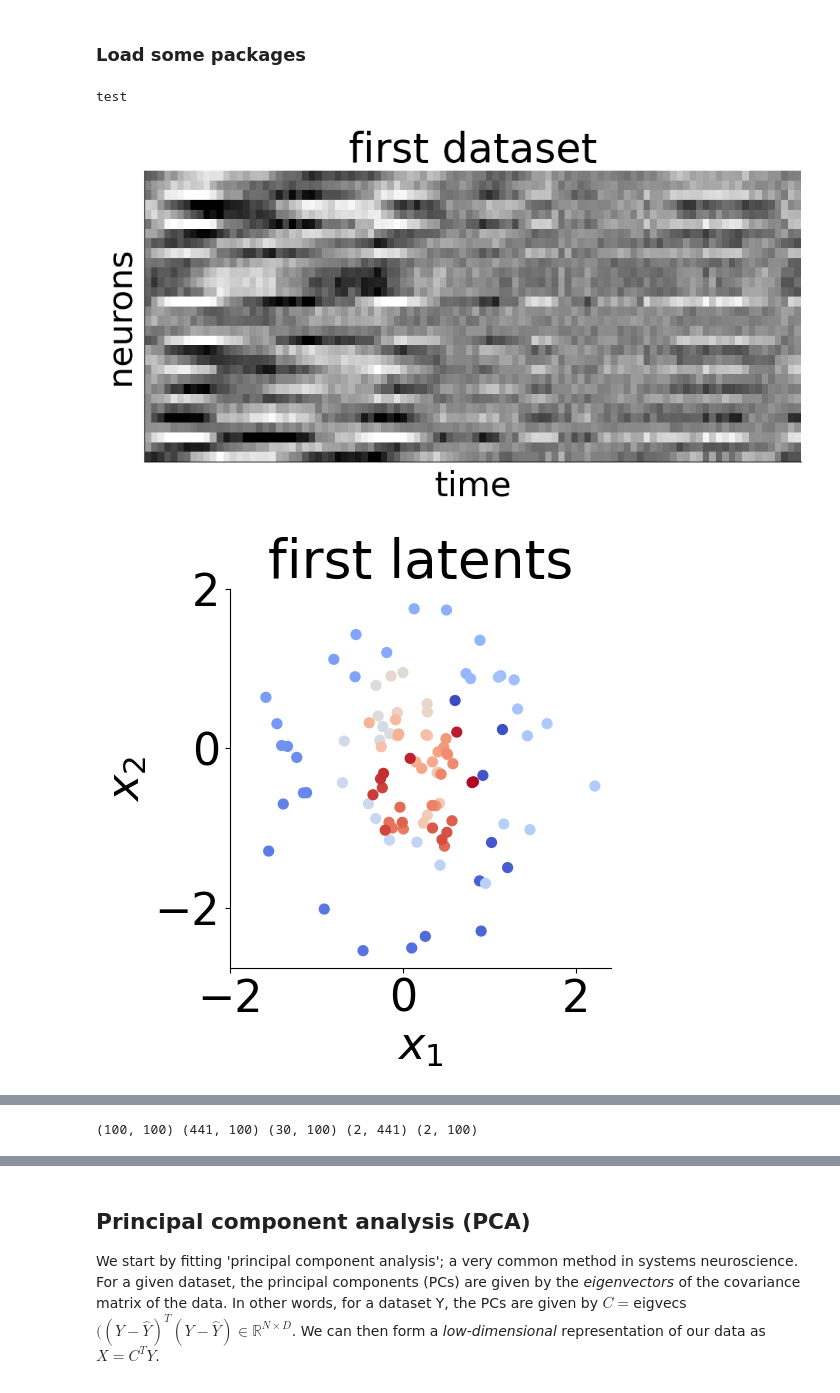
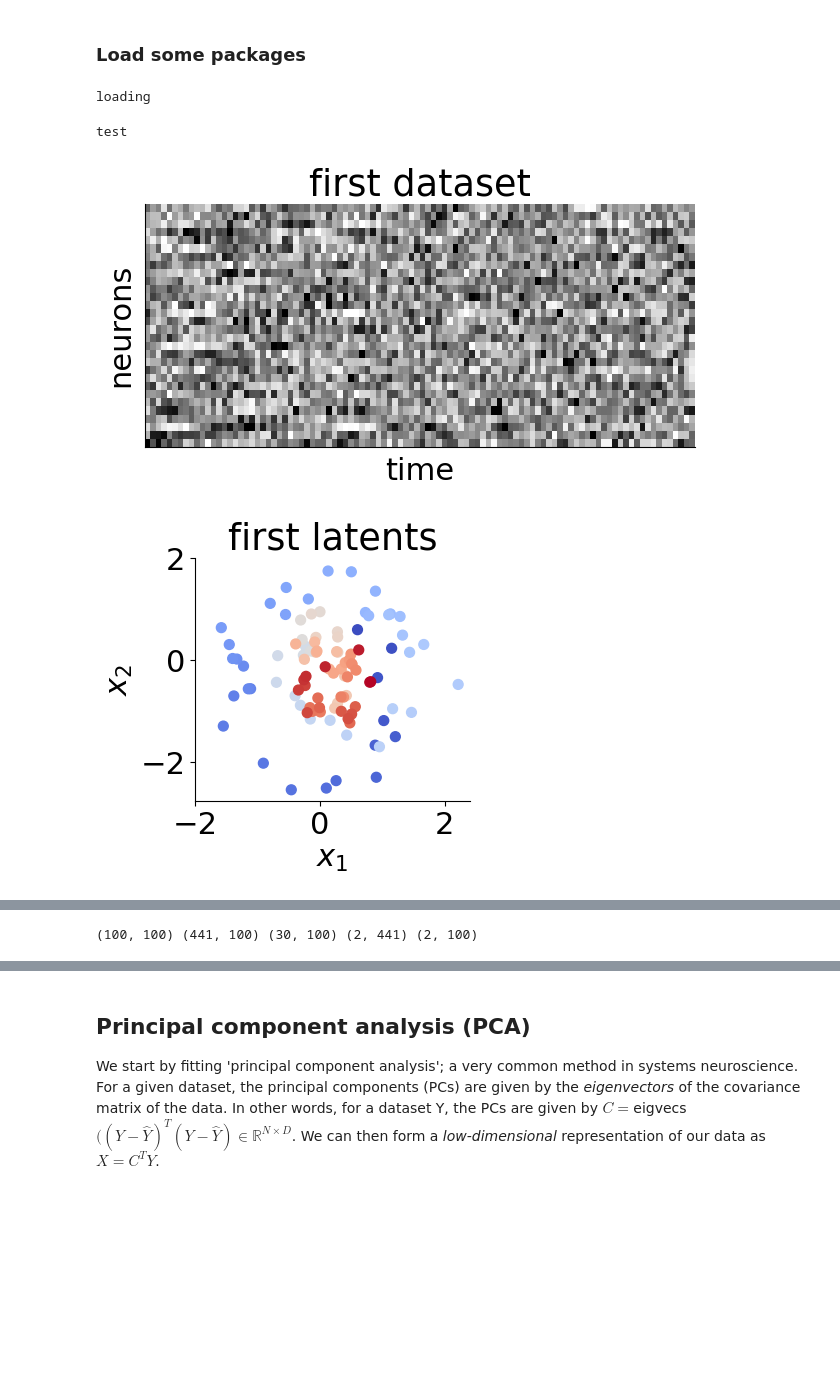
Before and after one commit to davindicode/cosyne-2023-generative-models, a Jupyter notebook: lvms.ipynb, the cells around one changed output, grey strips where cells are left out. Drawn from its saved outputs; the diff is of its cells as text; code cells hidden in the pictures; blank space fills up the shorter version.

```diff
--- a/lvms.ipynb
+++ b/lvms.ipynb
@@ -4,11 +4,17 @@
 import numpy as np
 import matplotlib.pyplot as plt
 from scipy.stats import pearsonr
+import mgplvm as mgp
+import torch
+import time
+
 plt.rcParams['axes.spines.right'] = False
 plt.rcParams['axes.spines.top'] = False
 cm = 1/2.54
-plt.rcParams['font.size'] = 32
+plt.rcParams['font.size'] = 22
 np.random.seed(1)
+# %% [output]
+loading
 # %%
 ### utils ###
 
@@ -101,46 +153,45 @@ test
 # %%
 ### Generate two datasets
 
+sig_obs = 1.5
 np.random.seed(1)
 Nt = 21
-Xt = np.array([np.tile(np.linspace(-2.5, 2.5, Nt), Nt), np.repeat(np.linspace(-2.5, 2.5, Nt), Nt)])
+Xt = np.array([np.tile(np.linspace(-2.0, 2.0, Nt), Nt), np.repeat(np.linspace(-2.0, 2.0, Nt), Nt)])
 
 T = 100
 ### Kalman filter
 A1 = np.array([[0.9, 0.2], [-0.2, 0.9]])
 X1 = np.zeros((D, T))
 X1[:, 0] = np.array([0.6,0.6])
 for t in range(1, T): X1[:, t] = A1@X1[:, t-1] + np.random.normal(0, 0.3, 2)
 C1 = np.random.normal(0, 1, (N, D))
-Y1 = C1 @ X1 + np.random.normal(0, 0.3, (N, T))
+Y1 = C1 @ X1 + np.random.normal(0, 2*sig_obs, (N, T))
 plot_activity(Y1, title = 'first dataset')
 plot_lats(X1, c = np.arange(T), title = 'first latents', cmap = 'coolwarm')
-plot_lats(X1, c = Y1[0, :], title = 'tuning', cmap = 'coolwarm')
 Y1_t = C1 @ Xt
 plot_tuning(Y1_t, Xt, title = 'tuning 1', n = 0)
 
 ### GPs
-ell = 5
+ell = 4
 K = np.exp(-(np.arange(T)[:, None] - np.arange(T)[None, :])**2/(2*ell**2))
 L = np.linalg.cholesky(K+1e-6*np.eye(T))
 X2 = np.random.normal(0,1,(2,T))@L.T
 
-ellx = 0.5
+ellx = 0.8
 Kx = np.exp(-np.sum((X2[..., None] - X2[:, None, :])**2, axis = 0) / (2*ellx**2)) + 1e-2*np.eye(T)
 Lx = np.linalg.cholesky(Kx)
-Y2 = np.random.normal(0, 1, (N, T))@Lx.T + 0*np.random.normal(0, 0.3, (N, T))
+Y2 = np.random.normal(0, 1, (N, T))@Lx.T
 
 Ktx = np.exp(-np.sum((Xt[..., None] - X2[:, None, :])**2, axis = 0) / (2*ellx**2))
 print(Kx.shape, Ktx.shape, Y2.shape, Xt.shape, X2.shape)
 Y2_t = (Ktx @ np.linalg.inv(Kx) @ Y2.T).T
 
-Y2 = Y2+np.random.normal(0, 0.3, (N,T))
+Y2 = Y2+np.random.normal(0, sig_obs, (N,T))
 
 #Y2 = C2 @ X2 + np.random.normal(0, 0.3, (N, T))
 plot_activity(Y2, title = 'second dataset')
 plot_lats(X2, c = np.arange(T), title = 'second latents', cmap = 'coolwarm')
-plot_lats(X2, c = Y2[0, :], title = 'tuning', cmap = 'coolwarm')
 plot_tuning(Y2_t, Xt, title = 'tuning 2', n = 0)
 # %% [output]
-[figure, old version]
+[figure, new version]
-[figure, old version]
+[figure, new version]
@@ -147,0 +199 @@ plot_tuning(Y2_t, Xt, title = 'tuning 2', n = 0)
+(100, 100) (441, 100) (30, 100) (2, 441) (2, 100)
@@ -149 +200,0 @@ plot_tuning(Y2_t, Xt, title = 'tuning 2', n = 0)
-(100, 100) (441, 100) (30, 100) (2, 441) (2, 100)
```
Also changed, not shown: parts of 17 cells of this notebook.
